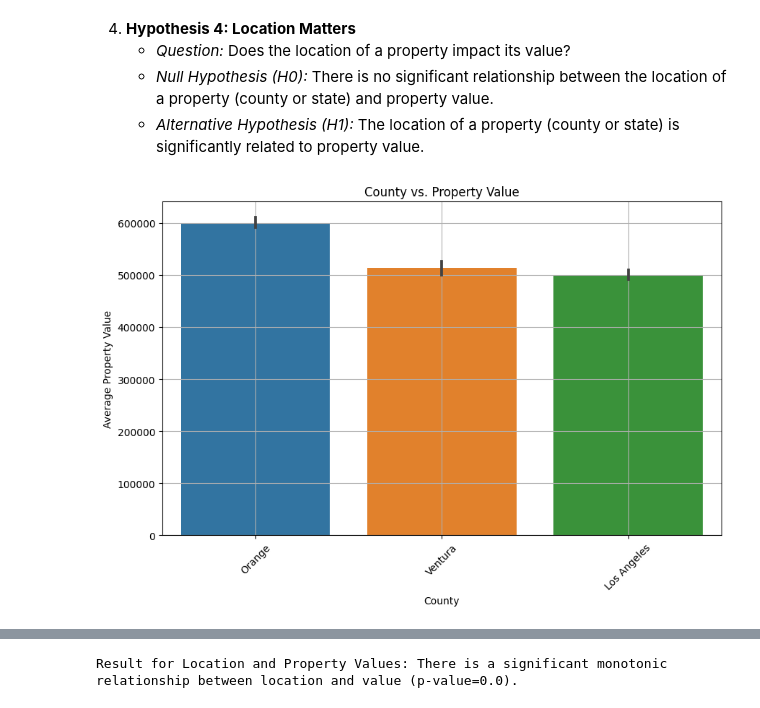
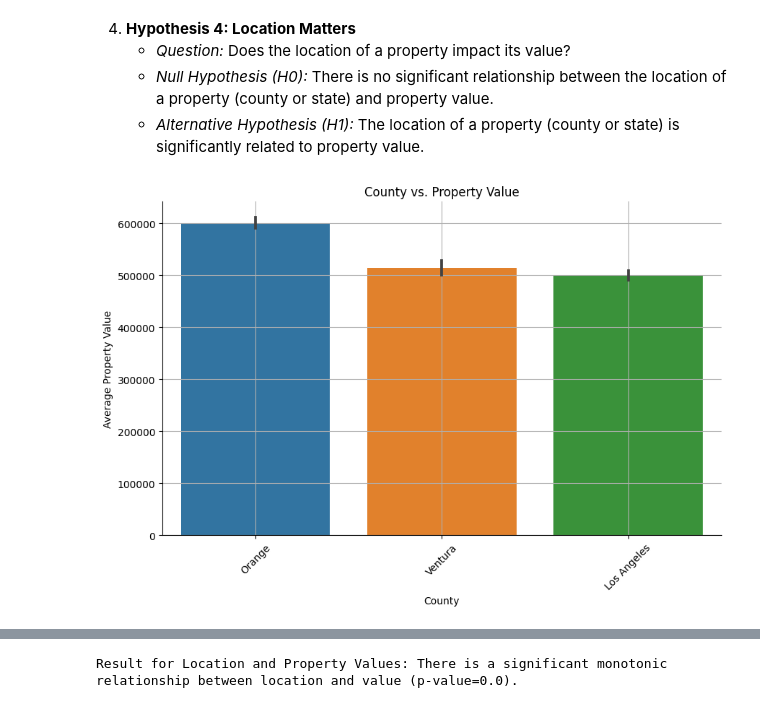
Before and after one commit to Jonathan-Garcia1/zillow_porperty_values, a Jupyter notebook: explore.ipynb, the cells around one changed output, grey strips where cells are left out. Drawn from its saved outputs; the diff is of its cells as text; code cells hidden in the pictures.

```diff
--- a/explore.ipynb
+++ b/explore.ipynb
@@ -332,11 +344,16 @@ Result: Reject the null hypothesis (H0). There is a significant relationship bet
 # %%
 plt.figure(figsize=(10, 6))
 sns.barplot(x='county', y='value', data=df)
 plt.xlabel('County')
 plt.ylabel('Average Property Value')
 plt.title('County vs. Property Value')
 plt.xticks(rotation=45)
 plt.grid(True)
+
+plt.gca().spines['top'].set_visible(False)
+plt.gca().spines['right'].set_visible(False)
+
+
 plt.show()
 # %% [output]
-[figure, old version]
+[figure, new version]
```
Also changed, not shown: parts of 12 cells of this notebook, 2 other files.
